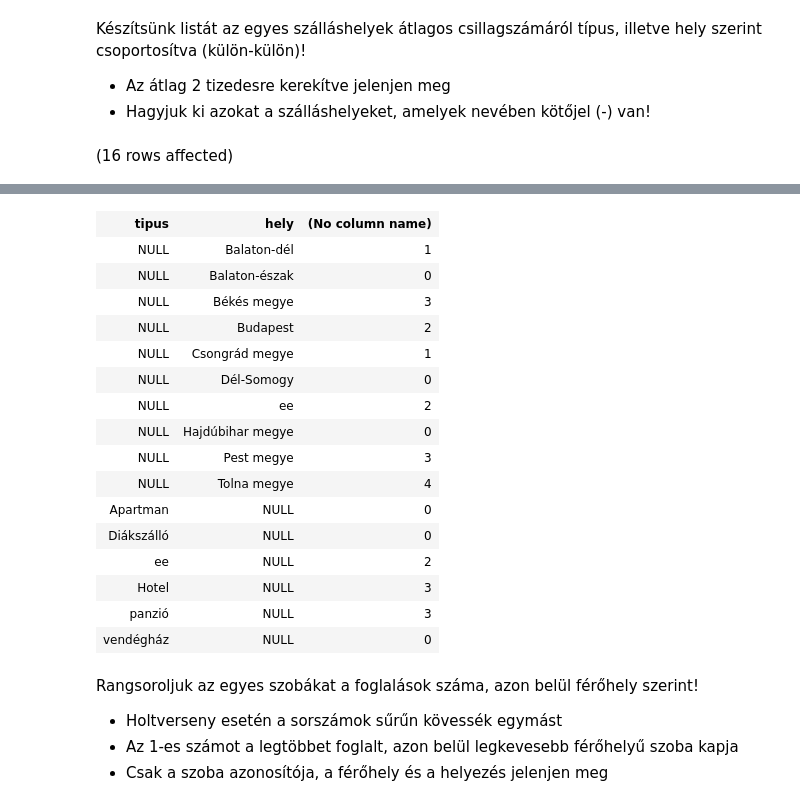
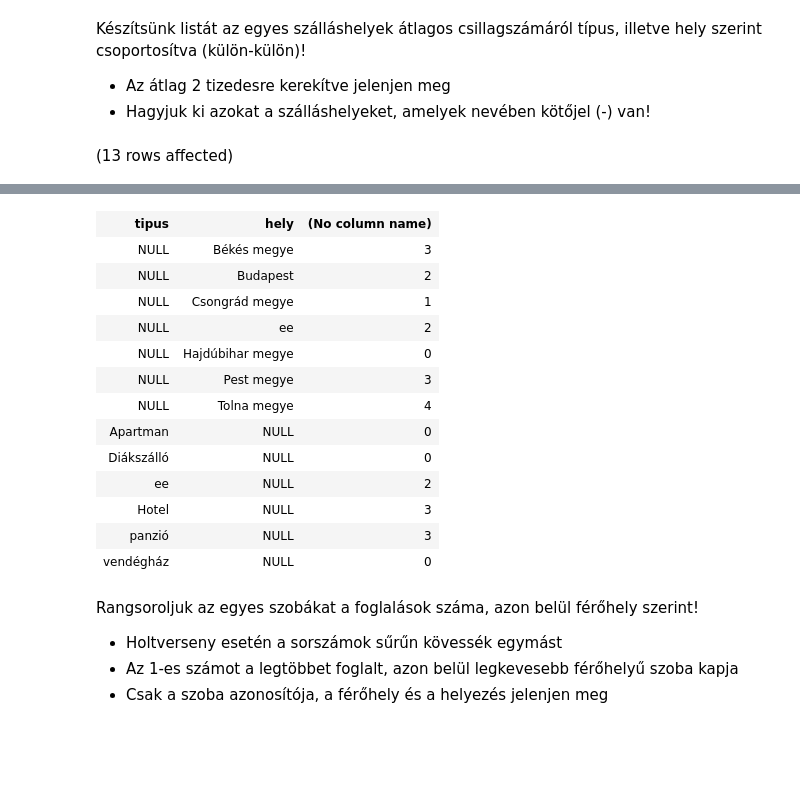
Before and after one commit to wkata/sql_gyak, a Jupyter notebook: zh2.ipynb, the cells around one changed output, grey strips where cells are left out. Saved outputs shown, nothing was run; the diff lists cells and outputs as text; code cells hidden in the pictures; blank space fills up the shorter version.

```diff
--- a/zh2.ipynb
+++ b/zh2.ipynb
@@ -7,7 +7,7 @@ Készítsünk listát az egyes szálláshelyek átlagos csillagszámáról típu
 SELECT tipus, hely,
 round(AVG(csillagok_szama),2)
 FROM Szallashely
+WHERE hely NOT LIKE '%-%'
 GROUP BY GROUPING SETS((tipus),(hely))
---HAVING hely NOT LIKE '%-%'
 # %% [output]
-(16 rows affected)
+(13 rows affected)
@@ -15,10 +15,7 @@ Total execution time: 00:00:00.005
 | tipus | hely | (No column name) |
-| NULL | Balaton-dél | 1 |
-| NULL | Balaton-észak | 0 |
 | NULL | Békés megye | 3 |
 | NULL | Budapest | 2 |
 | NULL | Csongrád megye | 1 |
-| NULL | Dél-Somogy | 0 |
 | NULL | ee | 2 |
 | NULL | Hajdúbihar megye | 0 |
 | NULL | Pest megye | 3 |
```
Also changed, not shown: parts of 2 cells of this notebook.
